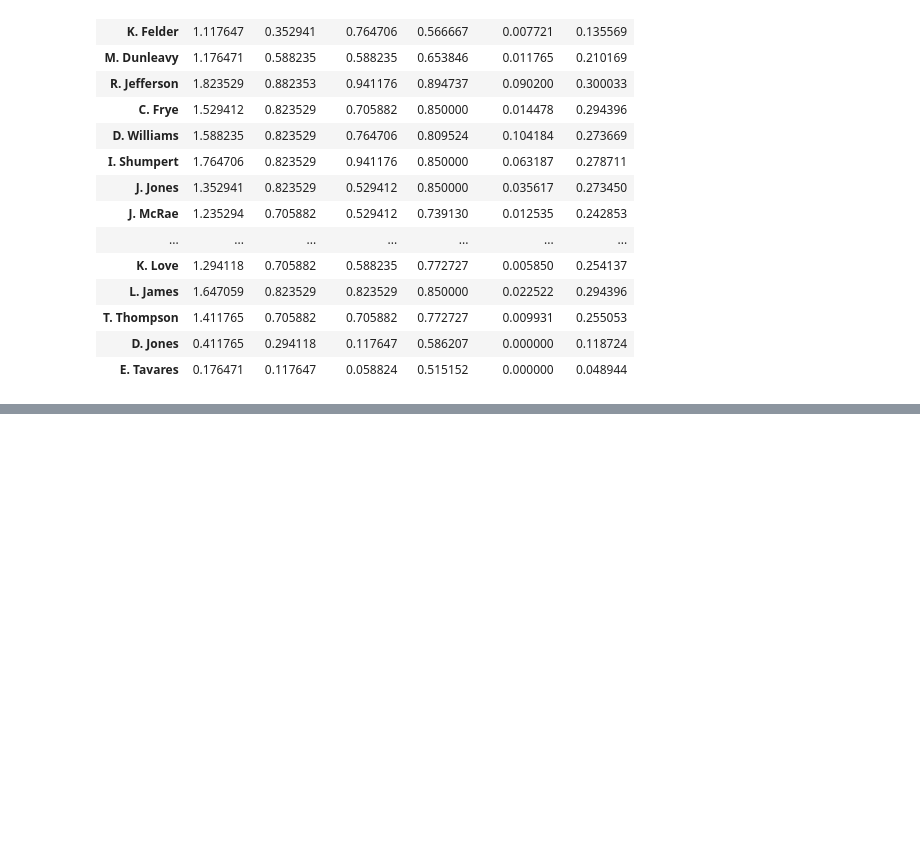
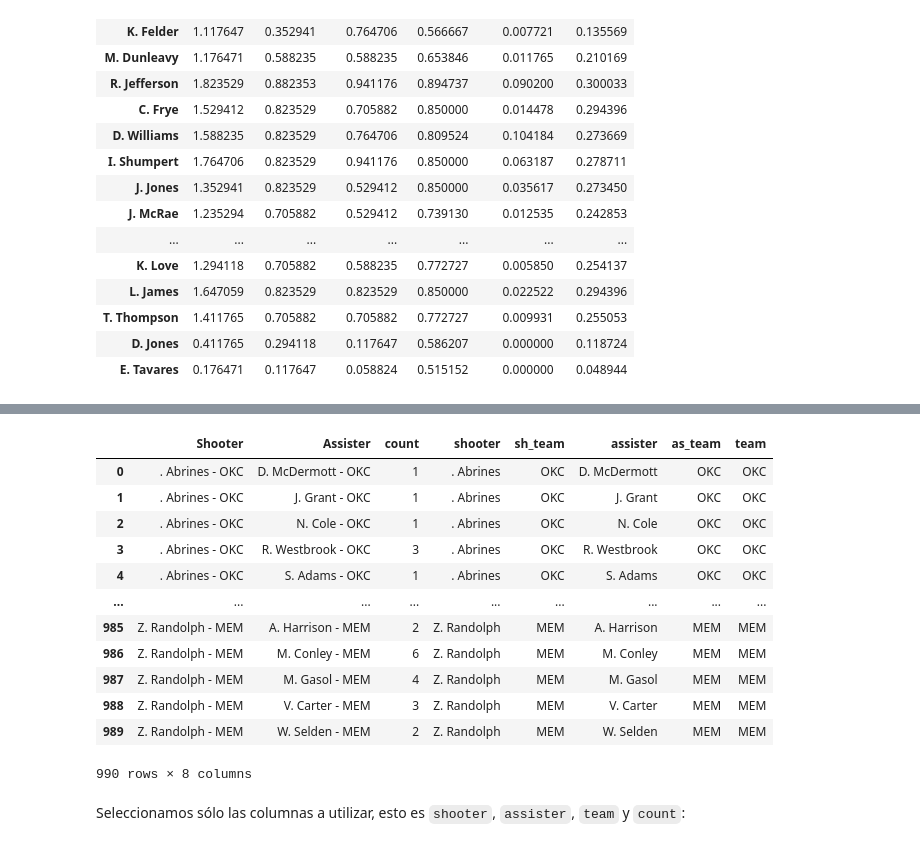
Before and after one commit to Millan13/Moneyball-NBA, a Jupyter notebook: Notebooks/Analisis_pagerank.ipynb, the cells around one changed output, grey strips where cells are left out. Saved outputs shown, nothing was run; the diff lists cells and outputs as text; code cells hidden in the pictures; blank space fills up the shorter version.

```diff
--- a/Notebooks/Analisis_pagerank.ipynb
+++ b/Notebooks/Analisis_pagerank.ipynb
@@ -497,0 +476,2 @@ df_CLE_central
+# %%
+df_sa_playoff = df_playoffs.groupby(["Shooter","Assister", ]).size().reset_index().rename(columns={0:'count'})
@@ -497,0 +480,3 @@ df_CLE_central
+# %%
+df_sa_playoff[['shooter','sh_team']]= df_sa_playoff.Shooter.str.split(" - ",expand=True)
+df_sa_playoff[['assister','as_team']]= df_sa_playoff.Assister.str.split(" - ",expand=True)
@@ -497,0 +495,18 @@ df_CLE_central
+# %%
+df_sa_playoff
+# %% [output]
+|  | Shooter | Assister | count | shooter | sh_team | assister | as_team | team |
+| 0 | . Abrines - OKC | D. McDermott - OKC | 1 | . Abrines | OKC | D. McDermott | OKC | OKC |
+| 1 | . Abrines - OKC | J. Grant - OKC | 1 | . Abrines | OKC | J. Grant | OKC | OKC |
+| 2 | . Abrines - OKC | N. Cole - OKC | 1 | . Abrines | OKC | N. Cole | OKC | OKC |
+| 3 | . Abrines - OKC | R. Westbrook - OKC | 3 | . Abrines | OKC | R. Westbrook | OKC | OKC |
+| 4 | . Abrines - OKC | S. Adams - OKC | 1 | . Abrines | OKC | S. Adams | OKC | OKC |
+| ... | ... | ... | ... | ... | ... | ... | ... | ... |
+| 985 | Z. Randolph - MEM | A. Harrison - MEM | 2 | Z. Randolph | MEM | A. Harrison | MEM | MEM |
+| 986 | Z. Randolph - MEM | M. Conley - MEM | 6 | Z. Randolph | MEM | M. Conley | MEM | MEM |
+| 987 | Z. Randolph - MEM | M. Gasol - MEM | 4 | Z. Randolph | MEM | M. Gasol | MEM | MEM |
+| 988 | Z. Randolph - MEM | V. Carter - MEM | 3 | Z. Randolph | MEM | V. Carter | MEM | MEM |
+| 989 | Z. Randolph - MEM | W. Selden - MEM | 2 | Z. Randolph | MEM | W. Selden | MEM | MEM |
+990 rows × 8 columns
+# %% [markdown]
+Seleccionamos sólo las columnas a utilizar, esto es `shooter`, `assister`, `team` y `count`:
```
Also changed, not shown: parts of 51 cells of this notebook.
